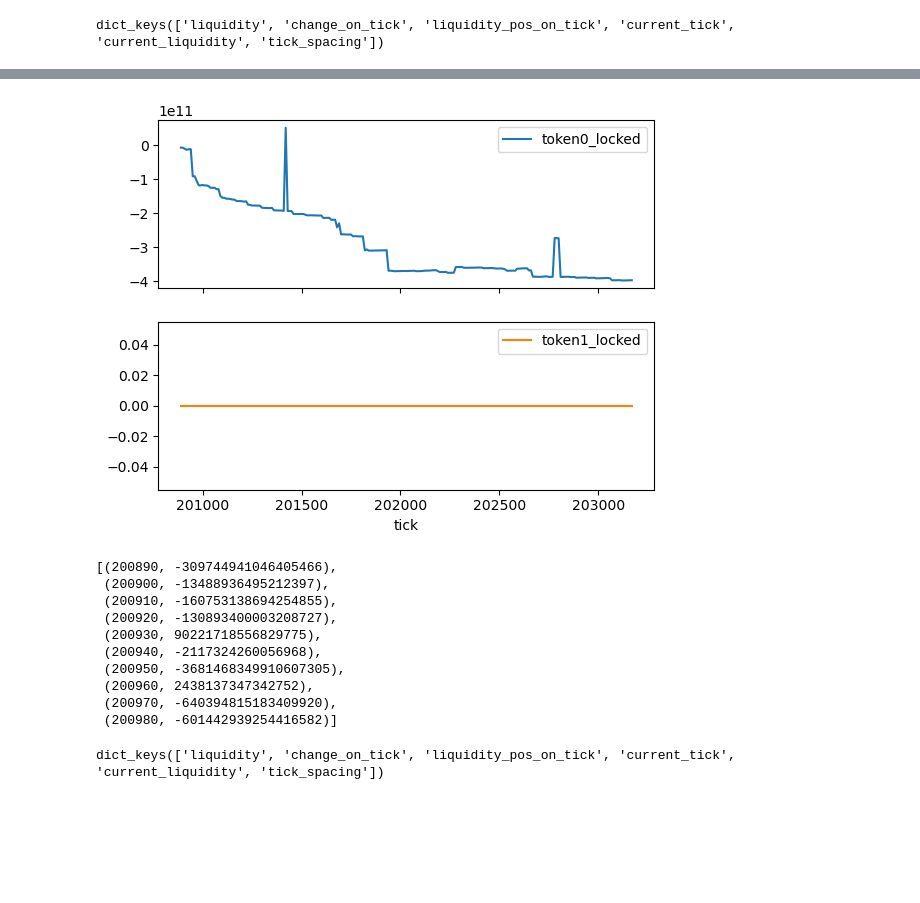
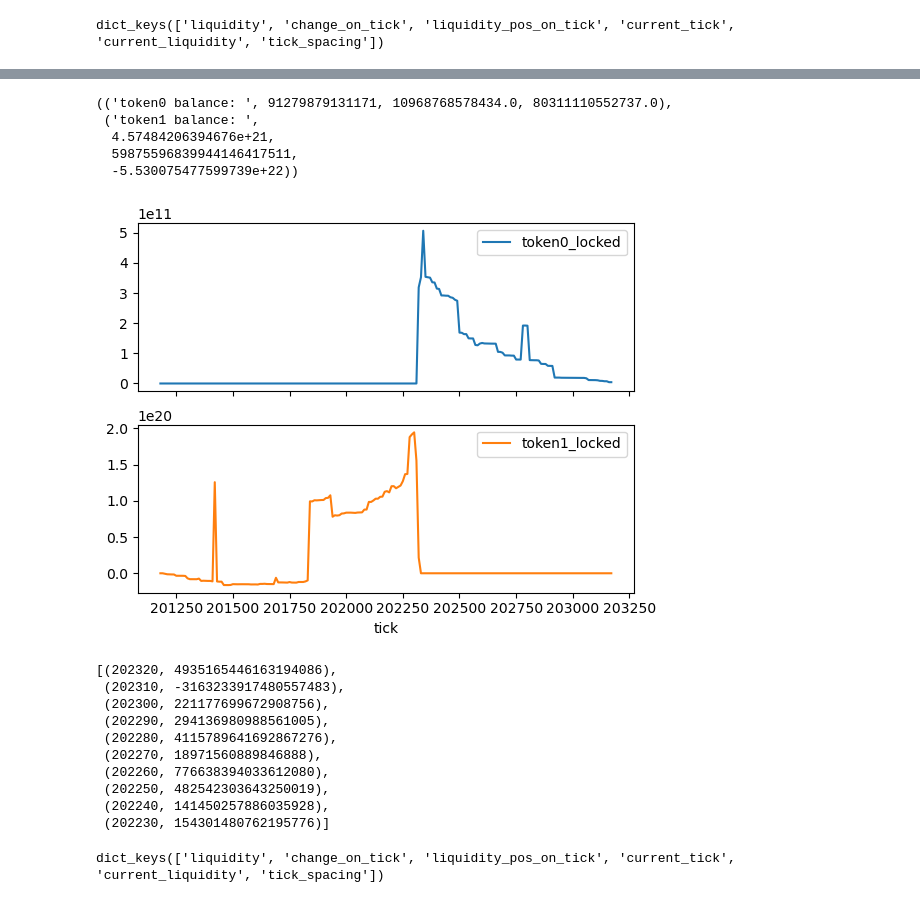
Before and after one commit to credmark/credmark-models-notebook, a Jupyter notebook: uniswap/v3-liquidity.ipynb, the cells around one changed output, grey strips where cells are left out. Cells and saved outputs as stored; diff of their text form; code cells hidden in the pictures; blank space fills up the shorter version.

Commit message:
update with recent liquidity-by-tick model

```diff
--- a/uniswap/v3-liquidity.ipynb
+++ b/uniswap/v3-liquidity.ipynb
@@ -866,16 +897,20 @@ dict_keys(['liquidity', 'change_on_tick', 'liquidity_pos_on_tick', 'current_tick
 # %%
 pool = load_univ3_pool('0x88e6a0c2ddd26feeb64f039a2c41296fcb3f5640')
 
-tick_mapping_1k = get_liquidity_in_ticks(pool, current_tick-1000, current_tick+1000)
+tick_mapping_1k = get_liquidity_in_ticks(
+    pool, current_tick-1000, current_tick+1000)
 
 df_pool_1k = get_amount_in_ticks(pool, token0, token1, tick_mapping_1k)
 
 display((
-    ('token0 balance: ', token0_bal, df_pool_1k.token0_locked.sum(), token0_bal - df_pool_1k.token0_locked.sum()),
-    ('token1 balance: ', df_pool_1k.token1_locked.sum(), token1_bal, df_pool_1k.token1_locked.sum() - token1_bal),
+    ('token0 balance: ', token0_bal, df_pool_1k.token0_locked.sum(),
+     token0_bal - df_pool_1k.token0_locked.sum()),
+    ('token1 balance: ', df_pool_1k.token1_locked.sum(),
+     token1_bal, df_pool_1k.token1_locked.sum() - token1_bal),
 ))
 
-df_pool_1k.plot(x='tick', y=['liquidity', 'token0_locked', 'token1_locked'], sharex=True, subplots=True, kind='line')
+df_pool_1k.plot(x='tick', y=['liquidity', 'token0_locked',
+                'token1_locked'], sharex=True, subplots=True, kind='line')
 plt.show()
 
 # assert df_pool_1k.liquidity[df_pool_1k.liquidity < 0].shape[0] == 0
@@ -886,15 +920,20 @@ plt.show()
+(('token0 balance: ', 91279879131171, 10968768578434.0, 80311110552737.0),
+ ('token1 balance: ',
+  4.57484206394676e+21,
+  59875596839944146417511,
+  -5.530075477599739e+22))
-[figure, old version]
+[figure, new version]
 # %%
 list(tick_mapping_1k.items())[:10]
 # %% [output]
-[(200890, -309744941046405466),
- (200900, -13488936495212397),
- (200910, -160753138694254855),
- (200920, -130893400003208727),
- (200930, 90221718556829775),
- (200940, -2117324260056968),
- (200950, -3681468349910607305),
- (200960, 2438137347342752),
- (200970, -640394815183409920),
- (200980, -601442939254416582)]
+[(202320, 4935165446163194086),
+ (202310, -3163233917480557483),
+ (202300, 221177699672908756),
+ (202290, 294136980988561005),
+ (202280, 4115789641692867276),
+ (202270, 18971560889846888),
+ (202260, 776638394033612080),
+ (202250, 482542303643250019),
+ (202240, 141450257886035928),
+ (202230, 154301480762195776)]
 # %%
```
Also changed, not shown: parts of 32 cells of this notebook.
